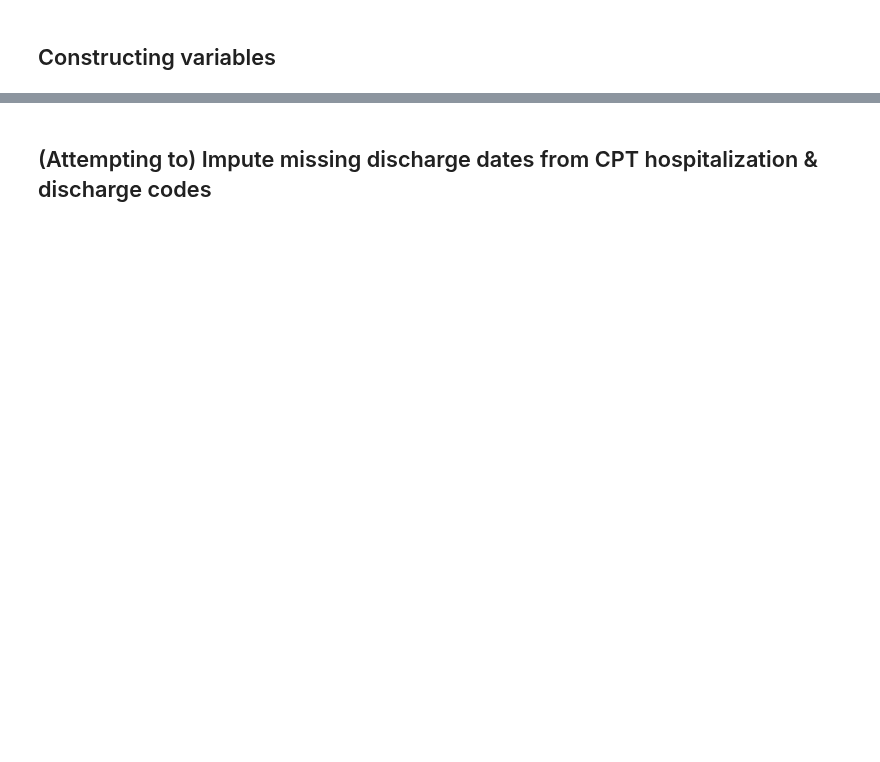
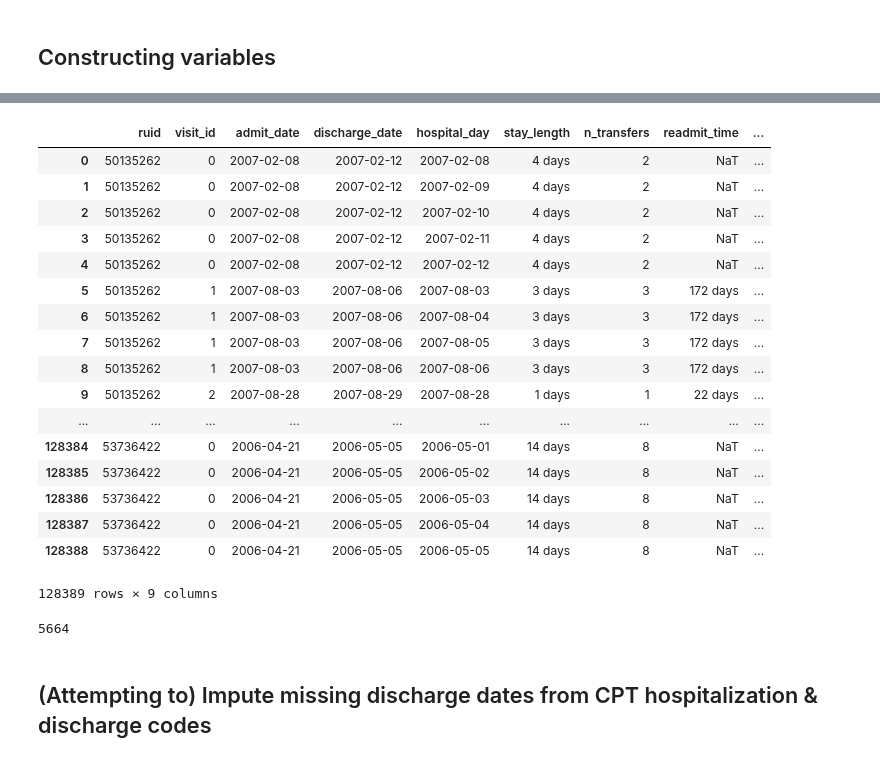
Before and after one commit to alvinjeffery/Bios8366_project, a Jupyter notebook: code/adt_processing.ipynb, the cells around one changed output, grey strips where cells are left out. Saved outputs shown, nothing was run; the diff lists cells and outputs as text; code cells hidden in the pictures; blank space fills up the shorter version.

```diff
--- a/code/adt_processing.ipynb
+++ b/code/adt_processing.ipynb
@@ -304,0 +259,42 @@ Name: SRV_CODE, Length: 87076, dtype: float64
+# %%
+adt_cms_admits2['visit_id'] = adt_cms_admits2.groupby('ruid').cumcount()
+# %%
+def date_ranger(x):
+    start = x.iloc[0]['admit_date']
+    end = x.iloc[0]['discharge_date']
+    return pd.DataFrame(pd.date_range(start=start, end=end).tolist())
+# %%
+hospital_day = (adt_cms_admits2.groupby(['ruid','visit_id'])
+                .apply(date_ranger)
+                .reset_index(drop = False)
+                .drop('level_2',axis = 1)
+                .set_index(['ruid','visit_id']))
+
+# takes a bit to run
+# %%
+adt_cms_final = (adt_cms_admits2.set_index(['ruid','visit_id'])
+                .join(hospital_day)
+                .reset_index(drop = False)
+                .rename({0:'hospital_day'},axis=1))[['ruid','visit_id','admit_date','discharge_date','hospital_day',
+                                                     'stay_length','n_transfers','readmit_time','readmit_30d']]
+# %%
+adt_cms_final
+# %% [output]
+|  | ruid | visit_id | admit_date | discharge_date | hospital_day | stay_length | n_transfers | readmit_time | ... |
+| 0 | 50135262 | 0 | 2007-02-08 | 2007-02-12 | 2007-02-08 | 4 days | 2 | NaT | ... |
+| 1 | 50135262 | 0 | 2007-02-08 | 2007-02-12 | 2007-02-09 | 4 days | 2 | NaT | ... |
+| 2 | 50135262 | 0 | 2007-02-08 | 2007-02-12 | 2007-02-10 | 4 days | 2 | NaT | ... |
+| 3 | 50135262 | 0 | 2007-02-08 | 2007-02-12 | 2007-02-11 | 4 days | 2 | NaT | ... |
+| 4 | 50135262 | 0 | 2007-02-08 | 2007-02-12 | 2007-02-12 | 4 days | 2 | NaT | ... |
+| 5 | 50135262 | 1 | 2007-08-03 | 2007-08-06 | 2007-08-03 | 3 days | 3 | 172 days | ... |
+| 6 | 50135262 | 1 | 2007-08-03 | 2007-08-06 | 2007-08-04 | 3 days | 3 | 172 days | ... |
+| 7 | 50135262 | 1 | 2007-08-03 | 2007-08-06 | 2007-08-05 | 3 days | 3 | 172 days | ... |
+| 8 | 50135262 | 1 | 2007-08-03 | 2007-08-06 | 2007-08-06 | 3 days | 3 | 172 days | ... |
+| 9 | 50135262 | 2 | 2007-08-28 | 2007-08-29 | 2007-08-28 | 1 days | 1 | 22 days | ... |
+| ... | ... | ... | ... | ... | ... | ... | ... | ... | ... |
+| 128384 | 53736422 | 0 | 2006-04-21 | 2006-05-05 | 2006-05-01 | 14 days | 8 | NaT | ... |
+| 128385 | 53736422 | 0 | 2006-04-21 | 2006-05-05 | 2006-05-02 | 14 days | 8 | NaT | ... |
+| 128386 | 53736422 | 0 | 2006-04-21 | 2006-05-05 | 2006-05-03 | 14 days | 8 | NaT | ... |
+| 128387 | 53736422 | 0 | 2006-04-21 | 2006-05-05 | 2006-05-04 | 14 days | 8 | NaT | ... |
+| 128388 | 53736422 | 0 | 2006-04-21 | 2006-05-05 | 2006-05-05 | 14 days | 8 | NaT | ... |
+128389 rows × 9 columns
@@ -305,3 +303,7 @@ Name: SRV_CODE, Length: 87076, dtype: float64
+# %%
+len(final_ruids) # from 8000 patients, we're down to 5664.
+# %% [output]
+5664
 # %% [markdown]
 ## (Attempting to) Impute missing discharge dates from CPT hospitalization & discharge codes
 # %%
```
Also changed, not shown: parts of 14 cells of this notebook, 1 other file.
